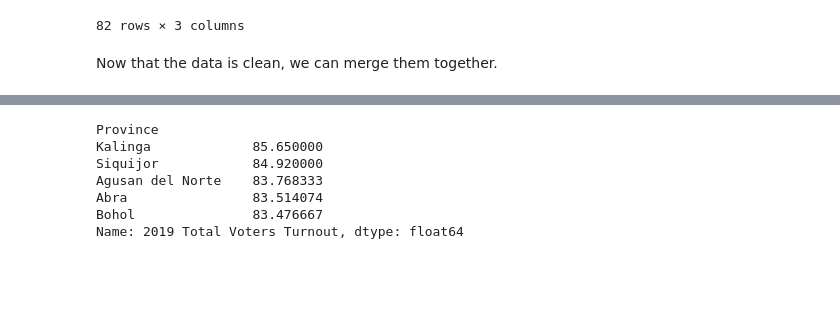
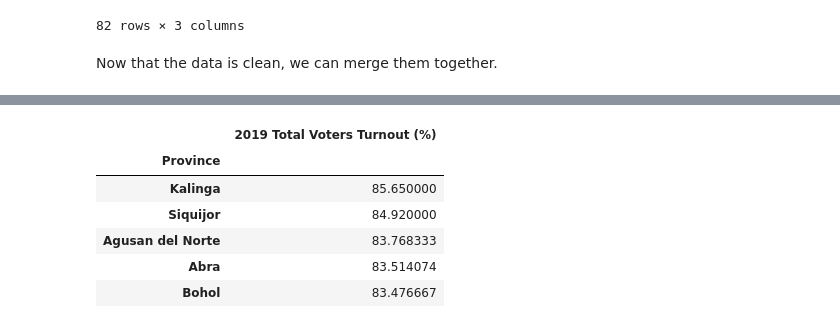
Before and after one commit to nicoataiza/DSFC8-Sprint-1-Group-2, a Jupyter notebook: LUNAR/notebook/Registered Voters.ipynb, the cells around one changed output, grey strips where cells are left out. Saved outputs shown, nothing was run; the diff lists cells and outputs as text; code cells hidden in the pictures; blank space fills up the shorter version.

```diff
--- a/LUNAR/notebook/Registered Voters.ipynb
+++ b/LUNAR/notebook/Registered Voters.ipynb
@@ -261,14 +264,14 @@ plt.savefig("2019 Total Voters Turnout", transparent=True, bbox_inches='tight')
 # %%
-province_data.rename(columns = {'2019-Total_Voters_Turnout': '2019 Total Voters Turnout'}, inplace= True)
+province_data.rename(columns = {'2019-Total_Voters_Turnout': '2019 Total Voters Turnout (%)'}, inplace= True)
 
-province_data.sort_values(by='2019 Total Voters Turnout', ascending=False, inplace = True)
+province_data.sort_values(by='2019 Total Voters Turnout (%)', ascending=False, inplace = True)
 df1= province_data.set_index('Province').head(5)
 pd.DataFrame(df1['2019 Total Voters Turnout (%)'])
 # %% [output]
-Province
-Kalinga             85.650000
-Siquijor            84.920000
-Agusan del Norte    83.768333
-Abra                83.514074
-Bohol               83.476667
-Name: 2019 Total Voters Turnout, dtype: float64
+|  | 2019 Total Voters Turnout (%) |
+| Province |  |
+| Kalinga | 85.650000 |
+| Siquijor | 84.920000 |
+| Agusan del Norte | 83.768333 |
+| Abra | 83.514074 |
+| Bohol | 83.476667 |
```
Also changed, not shown: parts of 5 cells of this notebook, 18 other files.
